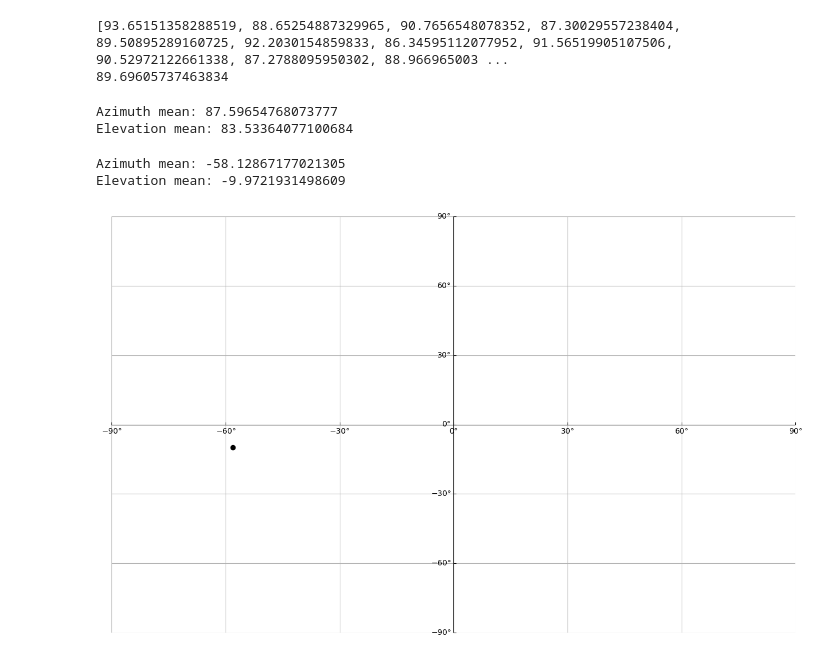
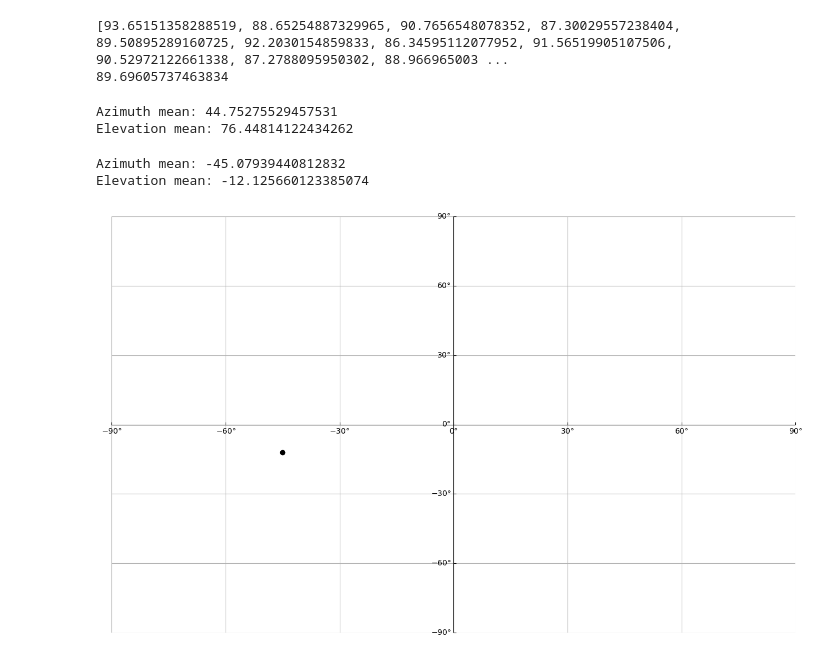
Before and after one commit to TraitorablePL/BLE_DirectionFinding, a Jupyter notebook: AoA_Localization_Engine/test_sheet.ipynb, the cells around one changed output. Drawn from its saved outputs; the diff is of its cells as text; code cells hidden in the pictures.

Commit message:
Fix mean reference difference calculation for 2M PHY

```diff
--- a/AoA_Localization_Engine/test_sheet.ipynb
+++ b/AoA_Localization_Engine/test_sheet.ipynb
@@ -521,8 +521,8 @@ for n in range(len(data[0]["Records"])-1):
         IQ.append(complex(I,Q))
 
     refPeriodDiff = []
-    refMeanDiff = 90
     sampPeriodDiff = []
+    refMeanDiff = 0
 
     # Iterate through each sample (82) in one connection event
     for i in range(len(IQ)-1):
@@ -531,7 +531,7 @@ for n in range(len(data[0]["Records"])-1):
         phaseNext = np.rad2deg(np.arctan2(IQ[i + 1].imag, IQ[i + 1].real))
 
         if (i < 7):
-            refPeriodDiff.append(to_plus_minus_pi(phaseNext - phaseCurrent))
+            refPeriodDiff.append(abs(to_plus_minus_pi(phaseNext - phaseCurrent)))
         elif (i == 7):
             refMeanDiff = calc_mean(refPeriodDiff)
         else:
@@ -622,10 +622,10 @@ data = []
 # with open('../logs/outdoor/2022.10.31/log_2022.10.31_15.48.07.json') as f:  # 60deg max height
 # with open('../logs/outdoor/2022.10.31/log_2022.10.31_15.33.48.json') as f:  # 60deg mid height
 # with open('../logs/outdoor/2022.10.31/log_2022.10.31_15.07.55.json') as f:  # 60deg min height
-
-with open('../logs/outdoor/2022.10.31/log_2022.10.31_15.50.06.json') as f:  # 90deg max height
+# with open('../logs/outdoor/2022.10.31/log_2022.10.31_15.50.06.json') as f:  # 90deg max height
 # with open('../logs/outdoor/2022.10.31/log_2022.10.31_15.32.02.json') as f:  # 90deg mid height
 # with open('../logs/outdoor/2022.10.31/log_2022.10.31_15.09.56.json') as f:  # 90deg min height
+with open('../logs/outdoor/2022.10.31/log_2022.10.31_16.51.51.json') as f:  # 45deg min height 2M PHY
 
     log = json.load(f)
     record_data = {
@@ -639,6 +639,7 @@ results_elevation = []
 
 # Iterate through each connection event
 for n in range(len(data[0]["Records"])-1):
+
     IQ = []
 
     # Iterate through each IQ sample to normalize it
@@ -649,16 +650,17 @@ for n in range(len(data[0]["Records"])-1):
 
     refPeriodDiff = []
     sampPeriodDiff = []
+    refMeanDiff = 0
 
     # Iterate through each sample (82) in one connection event
     for i in range(len(IQ)-1):
-        refMeanDiff = 90
+
         # Phase calculation from IQ samples
         phaseCurrent = np.rad2deg(np.arctan2(IQ[i].imag, IQ[i].real))
         phaseNext = np.rad2deg(np.arctan2(IQ[i + 1].imag, IQ[i + 1].real))
 
         if (i < 7):
-            refPeriodDiff.append(to_plus_minus_pi(phaseNext - phaseCurrent))
+            refPeriodDiff.append(abs(to_plus_minus_pi(phaseNext - phaseCurrent)))
         elif (i == 7):
             refMeanDiff = calc_mean(refPeriodDiff)
         else:
@@ -693,10 +695,9 @@ print(f"Elevation mean: {calc_mean(results_elevation)}")
 # print(f"Elevation: {results_elevation}")
 
 # TODO It looks like eliminating 6th sample from each measurement would improve accuracy as difference between 8 and 7th antenna is invalid
-# TODO 2M PHY needs modifications to work
 # %% [output]
-Azimuth mean: 87.59654768073777
-Elevation mean: 83.53364077100684
+Azimuth mean: 44.75275529457531
+Elevation mean: 76.44814122434262
 # %%
 # Plots of received data in 1M and 2M PHY: Phase and Phase difference (COMPLEX PATTERN)
 
@@ -746,8 +747,8 @@ data = []
 
 # Load data with only valid IQ samples from JSON log
 # with open('../logs/outdoor/2022.10.31/log_2022.10.31_16.51.51.json') as f:  # 45deg min height 2M PHY
-# with open('../logs/outdoor/2022.10.31/log_2022.10.31_15.05.16.json') as f:  # 45deg min height 1M PHY
-with open('../logs/outdoor/2022.10.31/log_2022.10.31_15.03.12.json') as f:  # 30deg min height 1M PHY
+with open('../logs/outdoor/2022.10.31/log_2022.10.31_15.05.16.json') as f:  # 45deg min height 1M PHY
+# with open('../logs/outdoor/2022.10.31/log_2022.10.31_15.03.12.json') as f:  # 30deg min height 1M PHY
 
 
     log = json.load(f)
@@ -772,16 +773,16 @@ for n in range(len(data[0]["Records"])-1):
 
     refPeriodDiff = []
     sampPeriodDiff = []
+    refMeanDiff = 0
 
     # Iterate through each sample (82) in one connection event
     for i in range(len(IQ)-1):
-        refMeanDiff = 90
         # Phase calculation from IQ samples
         phaseCurrent = np.rad2deg(np.arctan2(IQ[i].imag, IQ[i].real))
         phaseNext = np.rad2deg(np.arctan2(IQ[i + 1].imag, IQ[i + 1].real))
 
         if (i < 7):
-            refPeriodDiff.append(to_plus_minus_pi(phaseNext - phaseCurrent))
+            refPeriodDiff.append(abs(to_plus_minus_pi(phaseNext - phaseCurrent)))
         elif (i == 7):
             refMeanDiff = calc_mean(refPeriodDiff)
         else:
@@ -817,38 +818,38 @@ y = calc_mean(results_elevation) - 90
 print(f"Azimuth mean: {x}")
 print(f"Elevation mean: {y}")
 
 from mpl_toolkits.axisartist.axislines import AxesZero
 import matplotlib.pyplot as plt
 import numpy as np
 
 
 fig = plt.figure(figsize=(16, 10), dpi=100)
 ax = fig.add_subplot(axes_class=AxesZero)
 
 for direction in ["xzero", "yzero"]:
     # adds arrows at the ends of each axis
     # ax.axis[direction].set_axisline_style("-|>")
 
     # adds X and Y-axis from the origin
     ax.axis[direction].set_visible(True)
 
 for direction in ["left", "right", "bottom", "top"]:
     # hides borders
     ax.axis[direction].set_visible(False)
 
 ax.set_xlim(-90,90)
 ax.set_ylim(-90,90)
 ax.grid(True)
 
-values = np.arange(-90,91,30)
-ax.set_xticks(values)
-ax.set_xticklabels([f"${i}\degree$" for i in values])
-ax.set_yticks(values)
-ax.set_yticklabels([f"${i}\degree$" for i in values])
+ticks = np.arange(-90,91,30)
+ax.set_xticks(ticks)
+ax.set_xticklabels([f"${i}\degree$" for i in ticks])
+ax.set_yticks(ticks)
+ax.set_yticklabels([f"${i}\degree$" for i in ticks])
 ax.plot(x, y,'ko')
 
 plt.show()
 # %% [output]
-Azimuth mean: -58.12867177021305
-Elevation mean: -9.9721931498609
+Azimuth mean: -45.07939440812832
+Elevation mean: -12.125660123385074
-[figure, old version]
+[figure, new version]
```
